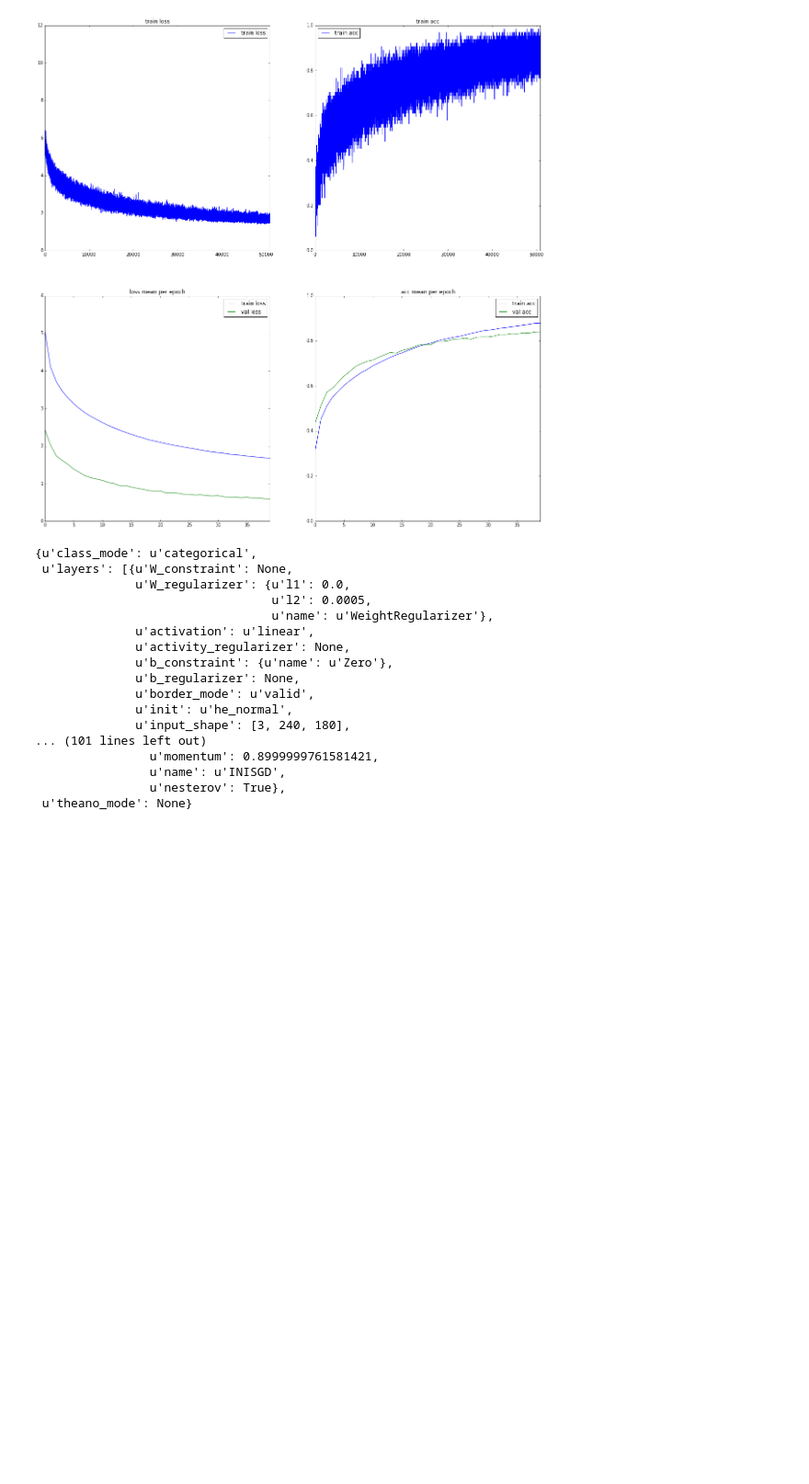
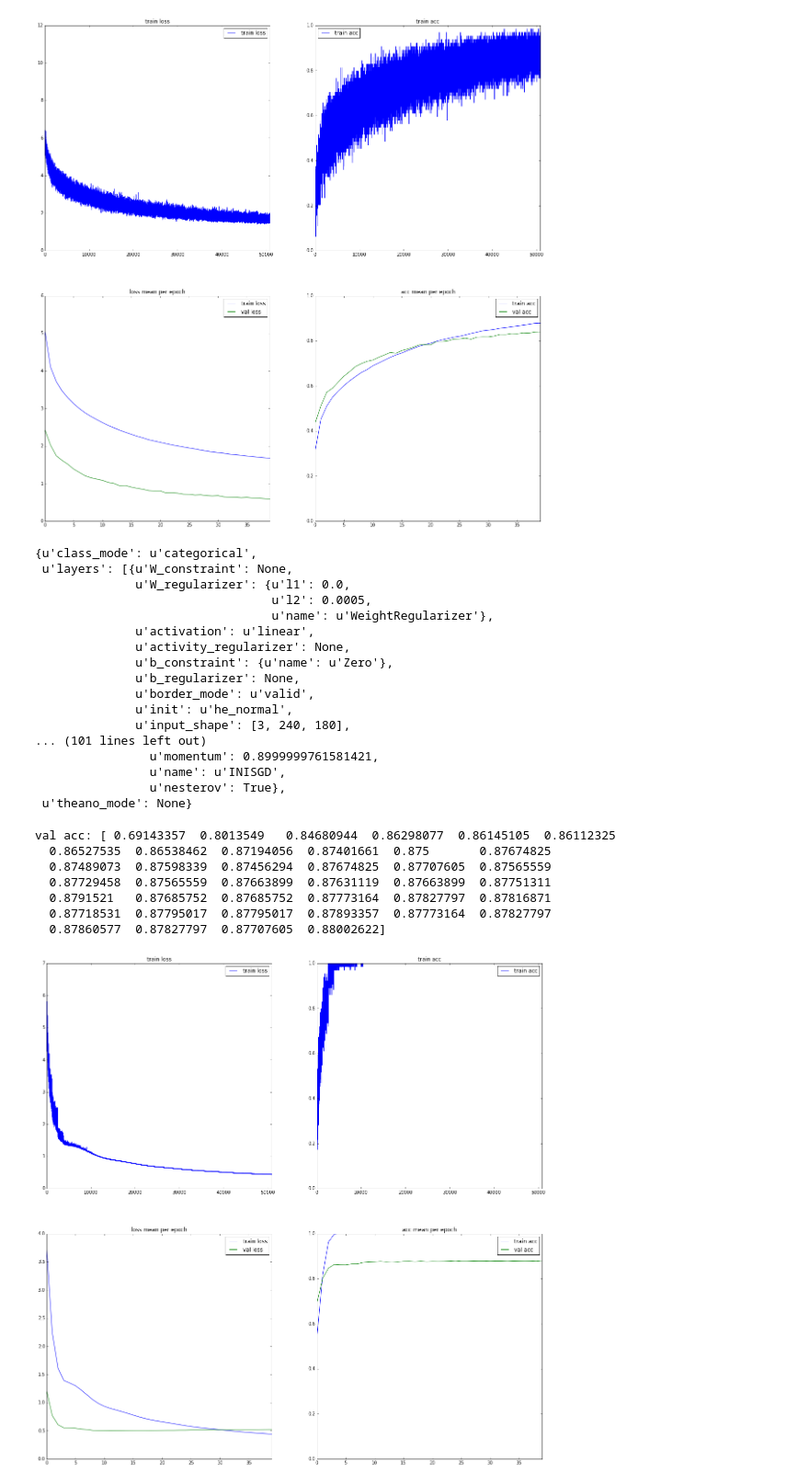
Before and after one commit to marcuniq/ini_caltech101, a Jupyter notebook: iPython Notebooks/Results visualization - every step.ipynb, the cells around one changed output. Shown at 92% size. Drawn from its saved outputs; the diff is of its cells as text; code cells hidden in the pictures; blank space fills up the shorter version.

Commit message:
experiment: -  bn, no zero bias constraint, triangular lr, 40 epochs

```diff
--- a/iPython Notebooks/Results visualization - every step.ipynb
+++ b/iPython Notebooks/Results visualization - every step.ipynb
@@ -720,3 +720,21 @@ show_arch(pp + 'results/2015-12-13_19.06.00_no-bn_lr-0.005_e40_img-gen_architect
                 u'name': u'INISGD',
                 u'nesterov': True},
  u'theano_mode': None}
+# %%
+# batch normalization, data normalization
+# 40 epochs, batch size 64,  810s per epoch
+# 81378 train samples, 9104 validation samples, 10102 test samples -> train/test split loaded from disk
+# triangular lr: lr=0.001, max_lr=0.02
+
+# no zero bias constraint
+
+data = plot(pp + 'results/2015-12-14_12.36.22_bn_triangluar_no-b-constraint_e40_img-gen_history.json')
+# %% [output]
+val acc: [ 0.69143357  0.8013549   0.84680944  0.86298077  0.86145105  0.86112325
+  0.86527535  0.86538462  0.87194056  0.87401661  0.875       0.87674825
+  0.87489073  0.87598339  0.87456294  0.87674825  0.87707605  0.87565559
+  0.87729458  0.87565559  0.87663899  0.87631119  0.87663899  0.87751311
+  0.8791521   0.87685752  0.87685752  0.87773164  0.87827797  0.87816871
+  0.87718531  0.87795017  0.87795017  0.87893357  0.87773164  0.87827797
+  0.87860577  0.87827797  0.87707605  0.88002622]
+[figure, added]
```
Also changed, not shown: parts of 1 cell of this notebook, 3 other files.
